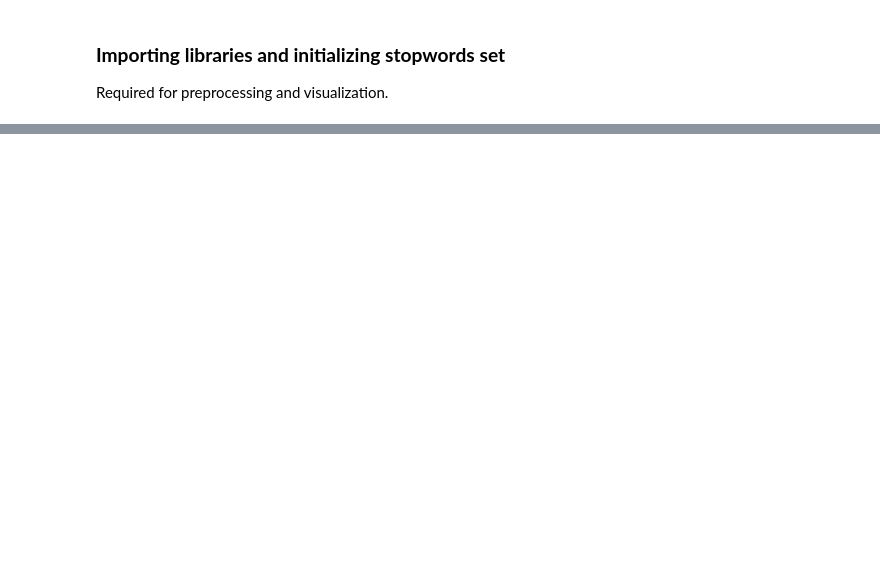
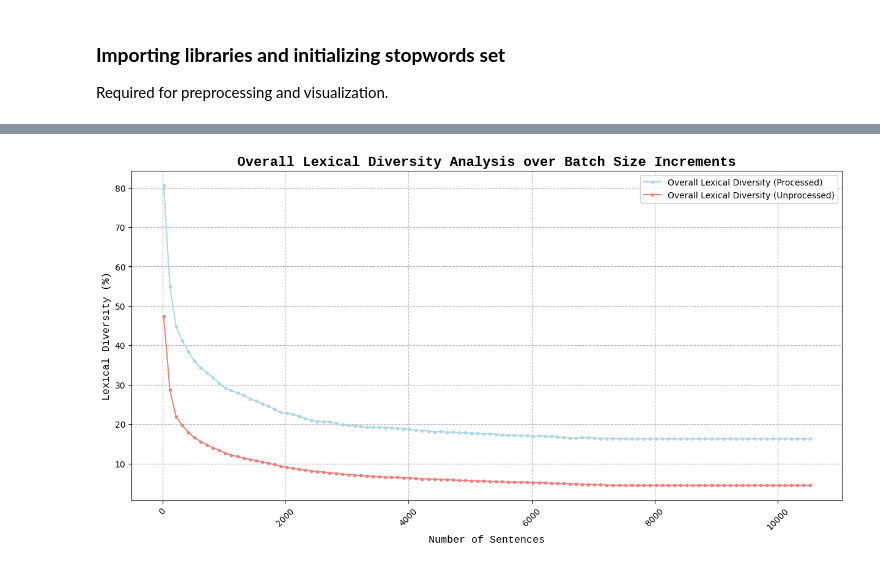
Before and after one commit to R-802/LING-226-Assignments, a Jupyter notebook: Assignment_One.ipynb, the cells around one changed output, grey strips where cells are left out. Cells and saved outputs as stored; diff of their text form; code cells hidden in the pictures; blank space fills up the shorter version.

```diff
--- a/Assignment_One.ipynb
+++ b/Assignment_One.ipynb
@@ -370,42 +453,39 @@ Removed words that occur more than 199 times.
+# %%
+increment = 100  # n sentences per increment
+batch_sizes = list(range(20, emma_num_sentences, increment))  # Incrementally increase batch size
+
+overall_lex_div_unprocessed = []
+overall_lex_div_processed = []
+
+# Split the text into sentences
+sentences = sent_tokenize(emma_text)
+
+# Calculate lexical diversities
+for batch_size in batch_sizes:
+    # Concatenate all sentences up to the current batch size
+    concatenated_unprocessed = ' '.join(sentences[:batch_size])
+    concatenated_processed = preprocess_text(concatenated_unprocessed, stop_words, random_frequency)[0]
+
+    # Calculate overall lexical diversity for the concatenated text
+    overall_lex_div_unprocessed.append(text_metrics(concatenated_unprocessed)[1])
+    overall_lex_div_processed.append(text_metrics(concatenated_processed)[1])
 # %%
-batch_sizes = list(range(20, 501, 20))  # Incrementally increase batch size
-overall_lex_div_processed = []
-avg_sentence_lex_div_processed = []
+# Prepare batch size labels with sentence count
+batch_size_labels = [batch_size for batch_size in batch_sizes]
 
-for batch_size in batch_sizes:
-    # Split the text into sentences for the current batch size
-    sentences = sent_tokenize(emma_text)
-    batches = [sentences[i:i + batch_size] for i in range(0, len(sentences), batch_size)]
-
-    emma_ldv_processed = []
-    avg_sentence_ldv_processed = []
-
-    for batch in batches:
-        batch_text = ' '.join(batch)
-
-        # Using text_metrics for unprocessed batch
-        _, overall_lex_div_unprocessed, avg_sentence_lex_div_unprocessed, _ , _ = text_metrics(batch_text)
-
-        # Process batch and use text_metrics for processed text
-        processed_text, _ = preprocess_text(batch_text, stop_words, random_frequency)
-        _, overall_lex_div_processed, avg_sentence_lex_div_processed, _ , _ = text_metrics(processed_text)
-
-    overall_lex_div_processed.append(overall_lex_div_processed)
-    avg_sentence_lex_div_processed.append(avg_sentence_lex_div_processed)
-
-# Prepare batch size labels
-batch_size_labels = [str(batch_size) for batch_size in batch_sizes]
-
-# Plotting the graph
-plt.figure(figsize=(12, 8))
-plt.plot(batch_size_labels, overall_lex_div_processed, marker='o', linestyle='-', color='skyblue', label='Overall Lexical Diversity (Processed)')
-plt.plot(batch_size_labels, avg_sentence_lex_div_processed, marker='o', linestyle='-', color='lightgreen', label='Avg. Sentence Lexical Diversity (Processed)')
-plt.title('Lexical Diversity Analysis as Batch Size Increases', fontsize=16, fontweight='bold', fontfamily='Liberation Mono')
-plt.xlabel('Batch Size (Number of Sentences)', fontsize=12, fontfamily='Liberation Mono')
-plt.ylabel('Lexical Diversity', fontsize=12, fontfamily='Liberation Mono')
+# Plotting the graph with rotated x-axis labels
+plt.figure(figsize=(15, 7))
+plt.plot(batch_size_labels, [ld * 100 for ld in overall_lex_div_processed], marker='.', linestyle='-', color='lightblue', label='Overall Lexical Diversity (Processed)')
+plt.plot(batch_size_labels, [ld * 100 for ld in overall_lex_div_unprocessed], marker='.', linestyle='-', color='lightcoral', label='Overall Lexical Diversity (Unprocessed)')
+plt.title('Overall Lexical Diversity Analysis over Batch Size Increments', fontsize=16, fontweight='bold', fontfamily='Liberation Mono')
+plt.xlabel('Number of Sentences', fontsize=12, fontfamily='Liberation Mono')
+plt.ylabel('Lexical Diversity (%)', fontsize=12, fontfamily='Liberation Mono')
 plt.legend()
 plt.tick_params(axis='x', rotation=45, labelsize=10)
 plt.grid(linestyle='--')
-plt.tight_layout()
 plt.show()
+
+print("\n" + format_metrics("Emma (Unprocessed)", emma_metrics) + "\n")
+print(format_metrics("Emma (Processed)", preprocessed_emma_metrics) + "\n")
 # %% [output]
+[figure, added]
```
Also changed, not shown: parts of 14 cells of this notebook.
